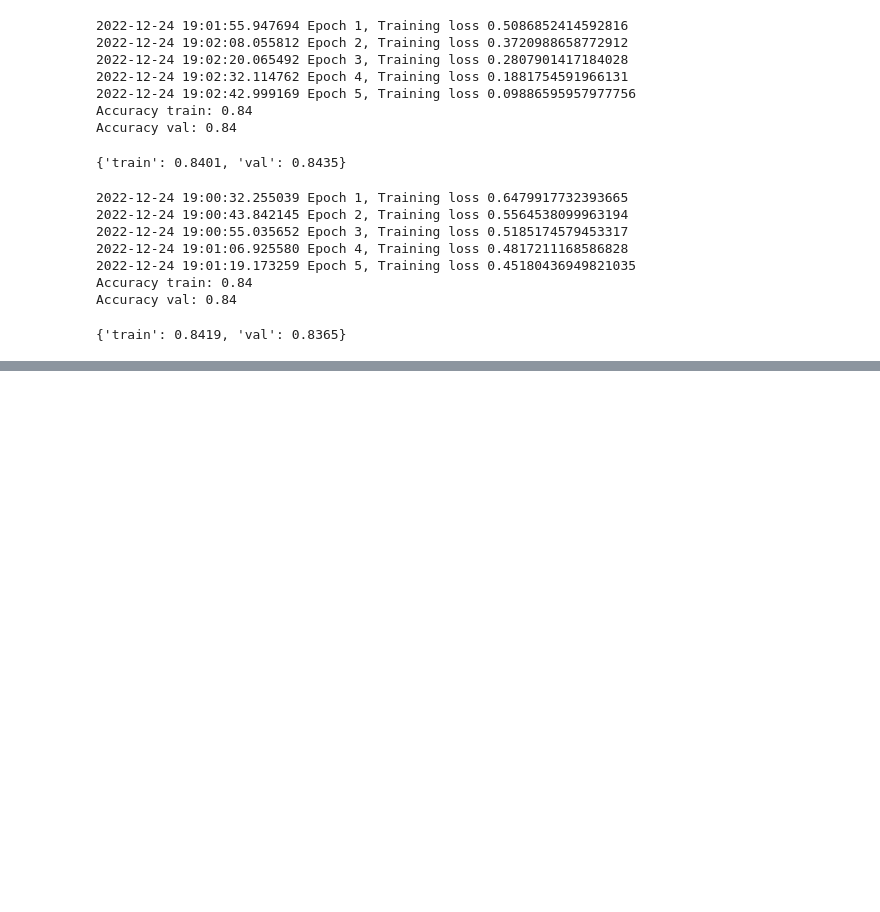
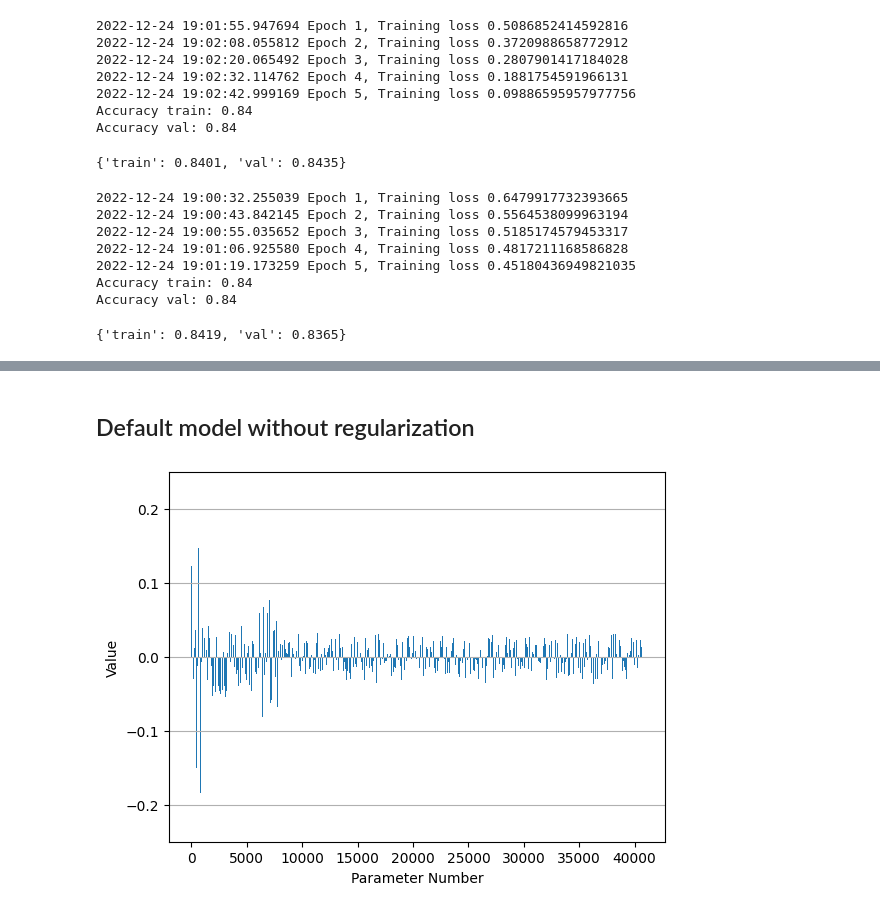
Before and after one commit to hoganman/deeplearningpytorch, a Jupyter notebook: 04-convolutional-nn.ipynb, the cells around one changed output, grey strips where cells are left out. Saved outputs shown, nothing was run; the diff lists cells and outputs as text; code cells hidden in the pictures; blank space fills up the shorter version.

```diff
--- a/04-convolutional-nn.ipynb
+++ b/04-convolutional-nn.ipynb
@@ -487,0 +522,20 @@ If we had a more challenging problem than using binary classification like perso
+# %%
+def plot_params(mod):
+    all_params = np.array([], dtype=np.float32)
+    for p in mod.parameters():
+        all_params = np.append(all_params, np.asarray(p.storage()))
+    fig, ax = plt.subplots()
+    fig: plt.Figure
+    ax: plt.Axes
+    ax.bar(range(len(all_params)), all_params)
+    ax.grid(axis="y")
+    ax.set_ylim(-0.25, 0.25)
+    ax.set_xlabel("Parameter Number")
+    ax.set_ylabel("Value")
+    plt.show(fig)
+# %% [markdown]
+## Default model without regularization
+# %%
+plot_params(model)
+# %% [output]
+[figure, added]
```
Also changed, not shown: parts of 14 cells of this notebook.
